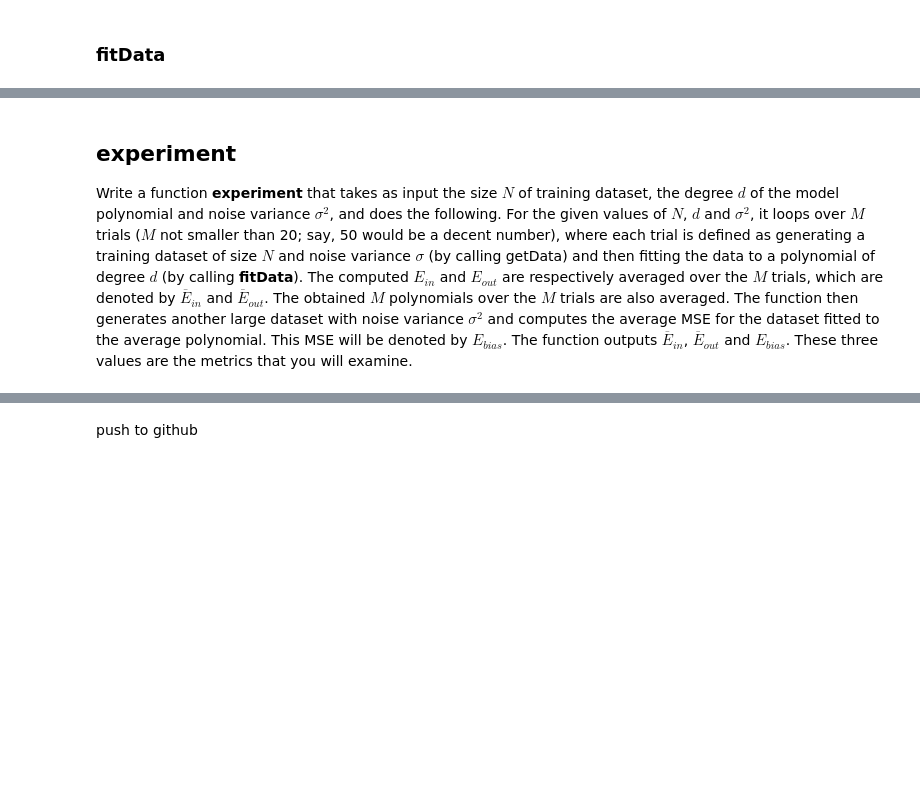
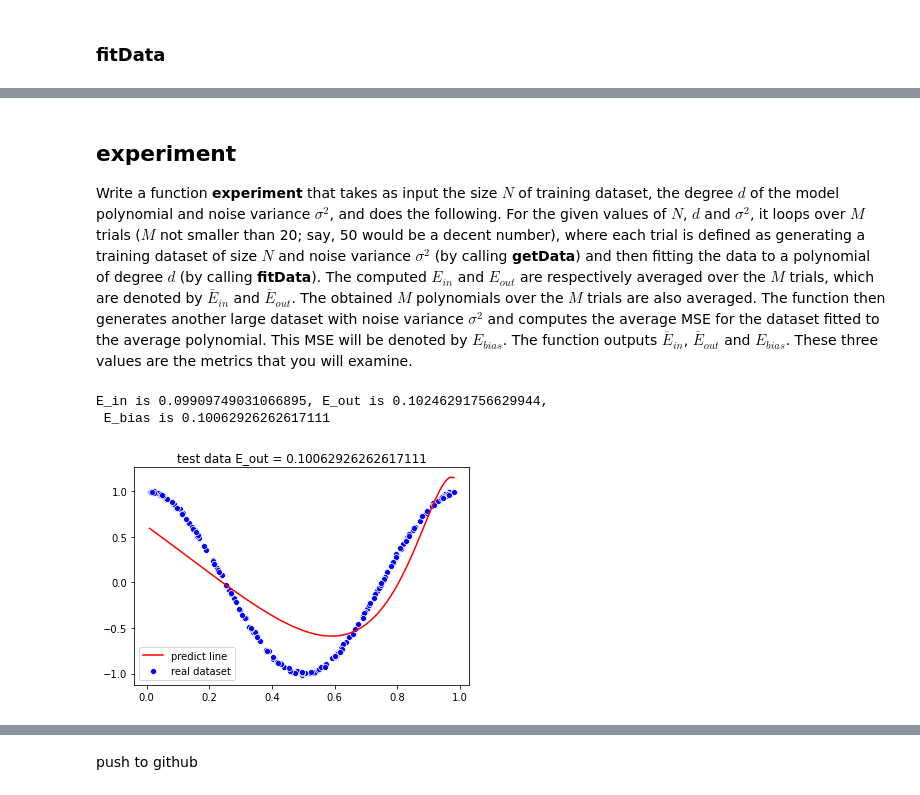
Before and after one commit to liushuyu6666/AI_relative, a Jupyter notebook: algorithm_explore/Gaussian_Regression.ipynb, the cells around one changed output, grey strips where cells are left out. Cells and saved outputs as stored; diff of their text form; code cells hidden in the pictures; blank space fills up the shorter version.

```diff
--- a/algorithm_explore/Gaussian_Regression.ipynb
+++ b/algorithm_explore/Gaussian_Regression.ipynb
@@ -356,6 +351,6 @@ time cost is 10.543828964233398
 # %% [markdown]
 ## experiment
 Write a function **experiment** that takes as input the size $N$ of training dataset, the degree $d$ of the model polynomial and noise variance $\sigma^2$, and does the following. For the given values of $N$, $d$ and $\sigma^2$, it loops over $M$ trials ($M$ not smaller than 20; say, 50 would be a decent number), where each trial is defined
-as generating a training dataset of size $N$ and noise variance $\sigma$ (by calling getData) and then fitting the data to a polynomial of degree $d$ (by calling **fitData**). The computed $E_{in}$ and $E_{out}$ are respectively averaged
+as generating a training dataset of size $N$ and noise variance $\sigma^2$ (by calling **getData**) and then fitting the data to a polynomial of degree $d$ (by calling **fitData**). The computed $E_{in}$ and $E_{out}$ are respectively averaged
 over the $M$ trials, which are denoted by $\overline{E}_{in}$ and $\overline{E}_{out}$. The obtained $M$ polynomials over the $M$ trials are also averaged. The function then generates another large dataset with noise variance $\sigma^2$ and computes the
 average MSE for the dataset fitted to the average polynomial. This MSE will be denoted by $E_{bias}$. The function outputs $\overline{E}_{in}$, $\overline{E}_{out}$ and $E_{bias}$. These three values are the metrics that you will examine.
@@ -361,0 +400,7 @@ average MSE for the dataset fitted to the average polynomial. This MSE will be d
+# %%
+(E_in, E_out, E_bias) = experiment(200, 20, 0.1, plot=True)
+print(f"E_in is {E_in}, E_out is {E_out},\n E_bias is {E_bias}")
+# %% [output]
+E_in is 0.09909749031066895, E_out is 0.10246291756629944,
+ E_bias is 0.10062926262617111
+[figure, added]
```
Also changed, not shown: parts of 11 cells of this notebook.
